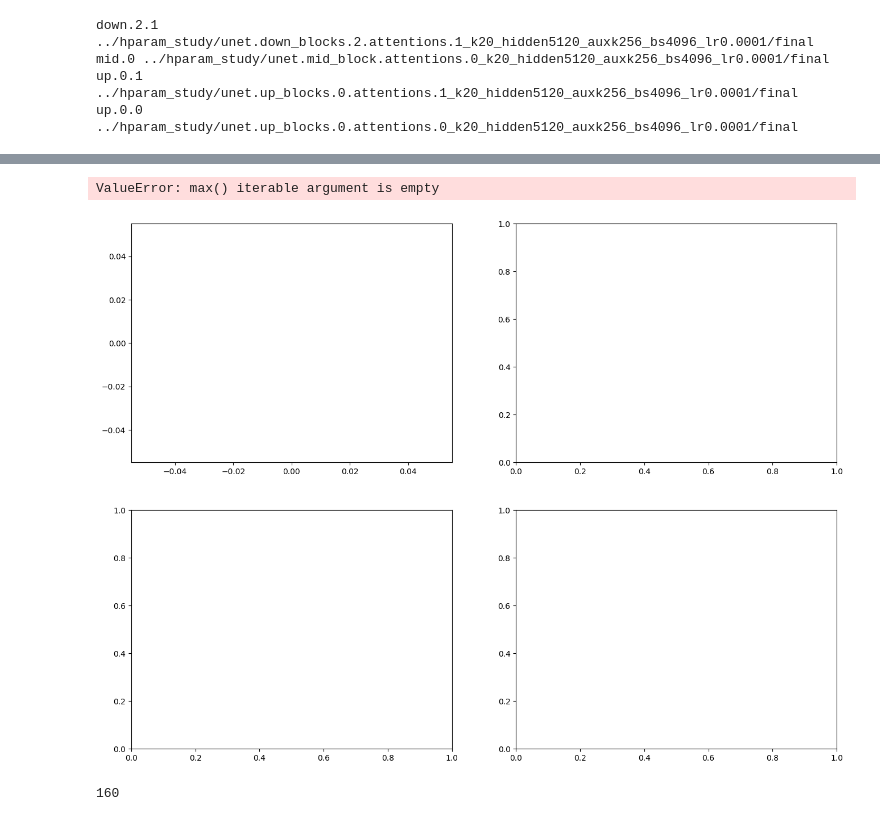
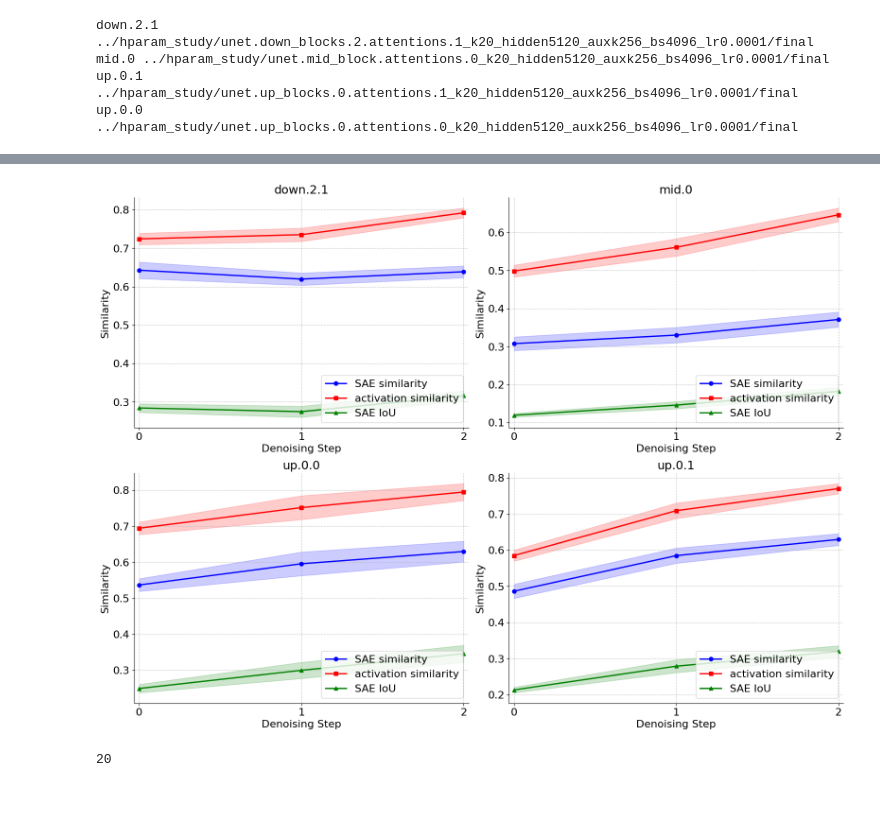
Before and after one commit to wendlerc/sdxl-unbox, a Jupyter notebook: notebooks/sdxl_generalization.ipynb, the cells around one changed output, grey strips where cells are left out. Cells and saved outputs as stored; diff of their text form; code cells hidden in the pictures.

```diff
--- a/notebooks/sdxl_generalization.ipynb
+++ b/notebooks/sdxl_generalization.ipynb
@@ -11,7 +11,7 @@ n = 100
 path_to_checkpoints = '../hparam_study/'#'../checkpoints/'#'../hparam_study/'
 k = 20
 exp = 4
-n_timesteps = 1
+n_timesteps = 4
 use_vanilla = False
 dtype="fp32"
 batch_size = 16
@@ -158,10 +158,8 @@ for pidx, batch in enumerate(tqdm(dataloader)):
             print(short, sae.path)
             assert long in sae.path, f"long {long} not in sae.path {sae.path}"
             sae.eval()
-            #diff_perm = diff.permute(0, 2, 3, 1) #
             diff_perm = rearrange(diff, "b t f h w -> b t h w f")
             # timesteps x height x width x features
-            #diff_flat = diff_perm.reshape(-1, diff.shape[1])
             diff_flat = rearrange(diff_perm, "b t h w f -> (b t h w) f")
             # (timesteps * height * width) x features
             recon, info = sae(diff_flat)
@@ -186,23 +184,14 @@ for pidx, batch in enumerate(tqdm(dataloader)):
             fdots_union = (fbinarized[:, :-1] + fbinarized[:, 1:]).clamp(0, 1).sum(dim=-1)
             iou = fdots_binarized / fdots_union
             iou_mean = iou.mean(dim=0).mean(dim=1).mean(dim=1)
-            # then .mean(dim=1).mean(dim=1)
-            print(fdots.shape, dots.shape, iou_mean.shape)
-            #recon = recon.reshape(len(timesteps), -1, recon.shape[1]) # this guy breaks things
-            recon = rearrange(recon, "(b t h w) f -> t (b h w) f", b=batch_size, t=len(timesteps), h=diff.shape[3], w=diff.shape[4])
-            print(recon.shape)
+            recon = rearrange(recon, "(b t h w) f -> t (b h w) f", b=len(batch), t=len(timesteps), h=diff.shape[3], w=diff.shape[4])
             # timesteps x (height * width) x features
             for idx in range(diff.shape[1]):
-                print(diff.shape, "diff.shape", diff.shape[1])
-                print(diff[:, idx].shape)
-                #tmp = diff[idx].permute(1,2,0).reshape(-1, diff_flat.shape[1])
                 tmp = rearrange(diff[:, idx], "b f h w -> (b h w) f")
                 # expects n x features
-                #recon_inner, _ = sae(tmp)
                 explained_var = explained_variance(tmp, recon[idx])
                 if cfg_idx == 0:
                     results["block"].append(short)
-                    #results["prompt"].append(prompt)
                     results["tidx"].append(idx)
                     results["t"].append(timesteps[idx].item())
                 results[f"explained_var_{cfg_idx}"].append(explained_var.item())
@@ -287,7 +443,10 @@ import numpy as np
 block_types = sorted(df['block'].unique())
 
 # Get the number of cfg indices
-cfg_indices = [0, 1]  # Assuming we have cfg_idx 0 and 1
+if use_vanilla:
+    cfg_indices = [0, 1]  # Assuming we have cfg_idx 0 and 1
+else:
+    cfg_indices = [0]
 
 for cfg_idx in cfg_indices:
     # Create a grid of subplots for this cfg_idx
@@ -333,60 +492,53 @@ for cfg_idx in cfg_indices:
 
         # Plot all three metrics with confidence intervals
         axes[i].plot(tidx_values, mean_fdots, 'o-', label='SAE similarity', linewidth=2, color=colors['fdots'])
         # Add Gaussian confidence interval: mean ± 1.96*std_error
         axes[i].fill_between(tidx_values,
                              [m - 1.96*s for m, s in zip(mean_fdots, std_fdots)],
                              [m + 1.96*s for m, s in zip(mean_fdots, std_fdots)],
                              color=colors['fdots'], alpha=0.2)
 
         axes[i].plot(tidx_values, mean_dots, 's-', label='activation similarity', linewidth=2, color=colors['dots'])
         axes[i].fill_between(tidx_values,
                              [m - 1.96*s for m, s in zip(mean_dots, std_dots)],
                              [m + 1.96*s for m, s in zip(mean_dots, std_dots)],
                              color=colors['dots'], alpha=0.2)
 
-        # Add a second y-axis for fdots_binarized if the scale is very different
-        if max(mean_fdots_binarized) > 5 * max(mean_fdots):
-            ax2 = axes[i].twinx()
-            ax2.plot(tidx_values, mean_fdots_binarized, '^-', label='SAE IoU', linewidth=2, color=colors['fdots_binarized'])
-            ax2.fill_between(tidx_values,
-                             [m - 1.96*s for m, s in zip(mean_fdots_binarized, std_fdots_binarized)],
-                             [m + 1.96*s for m, s in zip(mean_fdots_binarized, std_fdots_binarized)],
-                             color=colors['fdots_binarized'], alpha=0.2)
-            ax2.set_ylabel('FDots Binarized Value', fontsize=14, color=colors['fdots_binarized'])
-            ax2.tick_params(axis='y', labelcolor=colors['fdots_binarized'])
-            # Don't plot fdots_binarized on the first axis if we're using a second axis
-        else:
-            # Only plot on the first axis if we're not using a second axis
-            axes[i].plot(tidx_values, mean_fdots_binarized, '^-', label='SAE IoU', linewidth=2, color=colors['fdots_binarized'])
-            axes[i].fill_between(tidx_values,
-                                 [m - 1.96*s for m, s in zip(mean_fdots_binarized, std_fdots_binarized)],
-                                 [m + 1.96*s for m, s in zip(mean_fdots_binarized, std_fdots_binarized)],
-                                 color=colors['fdots_binarized'], alpha=0.2)
+
+        # Only plot on the first axis if we're not using a second axis
+        axes[i].plot(tidx_values, mean_fdots_binarized, '^-', label='SAE IoU', linewidth=2, color=colors['fdots_binarized'])
+        axes[i].fill_between(tidx_values,
+                                [m - 1.96*s for m, s in zip(mean_fdots_binarized, std_fdots_binarized)],
+                                [m + 1.96*s for m, s in zip(mean_fdots_binarized, std_fdots_binarized)],
+                                color=colors['fdots_binarized'], alpha=0.2)
 
         # Add labels and title
-        axes[i].set_title(f"Block: {block_type} (CFG {cfg_idx})", fontsize=16)
-        axes[i].set_xlabel("Denoising Step Index", fontsize=14)
-        axes[i].set_ylabel("Similarity Value", fontsize=14)
+        axes[i].set_title(f"{block_type}", fontsize=18)
+        axes[i].set_xlabel("Denoising Step", fontsize=16)
+        axes[i].set_ylabel("Similarity", fontsize=16)
         axes[i].grid(True, linestyle='--', alpha=0.7)
-        axes[i].legend(fontsize=12)
-        axes[i].tick_params(axis='both', which='major', labelsize=12)
+
+        # Add legend to all subplots
+        axes[i].legend(fontsize=16, loc='lower right')
+
+        axes[i].tick_params(axis='both', which='major', labelsize=16)
 
         # Set x-ticks to be exactly at the timestep indices
         axes[i].set_xticks(tidx_values)
+
+        # Set xlim to be 0 and len(timesteps)-2
+        axes[i].set_xlim(-0.03, len(tidx_values)-1+0.03)
 
     # Hide any unused subplots
     for j in range(i+1, len(axes)):
         axes[j].set_visible(False)
 
-    plt.suptitle(f"Feature Evolution for CFG {cfg_idx}", fontsize=20)
     plt.tight_layout()
     plt.subplots_adjust(top=0.95)  # Make room for the suptitle
     plt.show()
 # %% [output]
-ValueError: max() iterable argument is empty
-[figure, old version]
+[figure, new version]
 # %%
 sae.k
 # %% [output]
-160
+20
```
Also changed, not shown: parts of 3 cells of this notebook.
